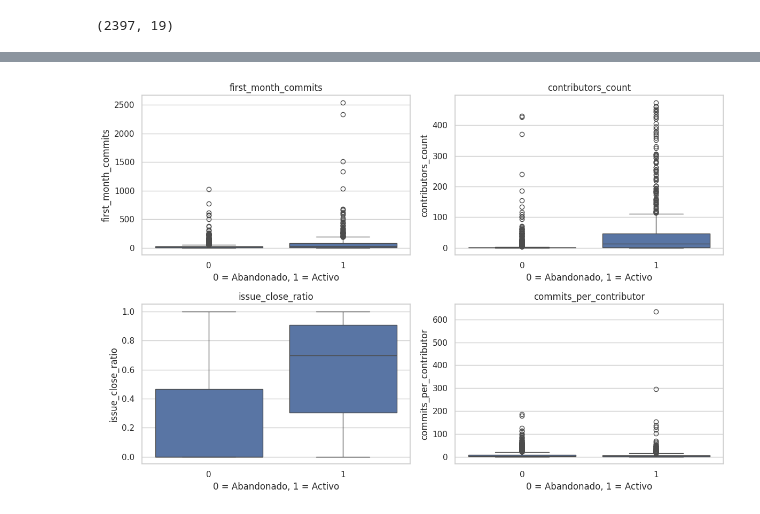
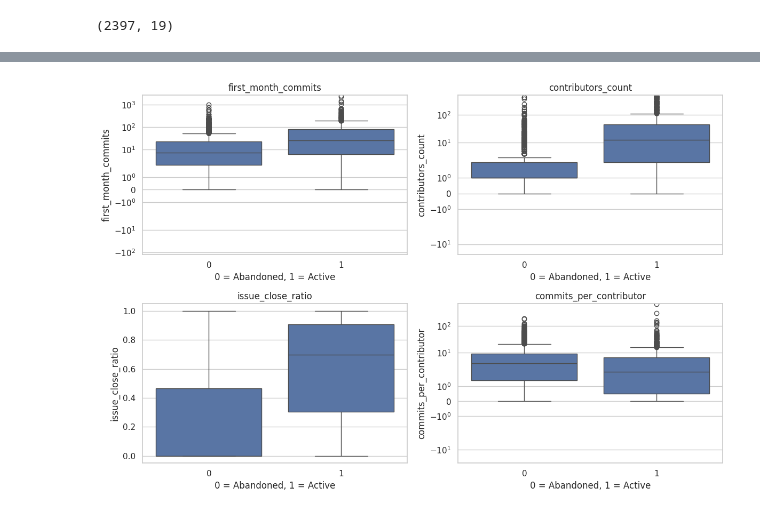
Before and after one commit to rsomavi/repo-survival, a Jupyter notebook: notebooks/01_eda.ipynb, the cells around one changed output, grey strips where cells are left out. Cells and saved outputs as stored; diff of their text form; code cells hidden in the pictures.

```diff
--- a/notebooks/01_eda.ipynb
+++ b/notebooks/01_eda.ipynb
@@ -1,11 +7,23 @@
 # %%
+import os
+
+import matplotlib.pyplot as plt
+import numpy as np
 import pandas as pd
-import matplotlib.pyplot as plt
 import seaborn as sns
 
 sns.set_theme(style="whitegrid")
 
-df = pd.read_csv("../data/processed/repos_clean.csv")
+DATA_PATH = "../data/processed/repos_clean.csv"
+IMG_DIR = "../docs/images"
+os.makedirs(IMG_DIR, exist_ok=True)
+
+
+def save_fig(name):
+    plt.savefig(f"{IMG_DIR}/{name}.png", dpi=150, bbox_inches="tight")
+
+
+df = pd.read_csv(DATA_PATH)
 df.shape
 # %% [output]
 (2397, 19)
@@ -61,12 +94,17 @@ plt.show()
 # %%
-features_to_compare = ["first_month_commits", "contributors_count", "issue_close_ratio", "commits_per_contributor"]
+features_to_compare = ["first_month_commits", "contributors_count",
+                       "issue_close_ratio", "commits_per_contributor"]
+log_scale = {"first_month_commits", "contributors_count", "commits_per_contributor"}
 
 fig, axes = plt.subplots(2, 2, figsize=(12, 8))
 for ax, feature in zip(axes.flatten(), features_to_compare):
     sns.boxplot(data=df, x="label", y=feature, ax=ax)
+    if feature in log_scale:
+        ax.set_yscale("symlog")  # symlog because these features contain zeros
     ax.set_title(feature)
-    ax.set_xlabel("0 = Abandonado, 1 = Activo")
+    ax.set_xlabel("0 = Abandoned, 1 = Active")
 plt.tight_layout()
+save_fig("boxplots_by_label")
 plt.show()
 # %% [output]
-[figure, old version]
+[figure, new version]
```
Also changed, not shown: parts of 18 cells of this notebook, 1 other file.
